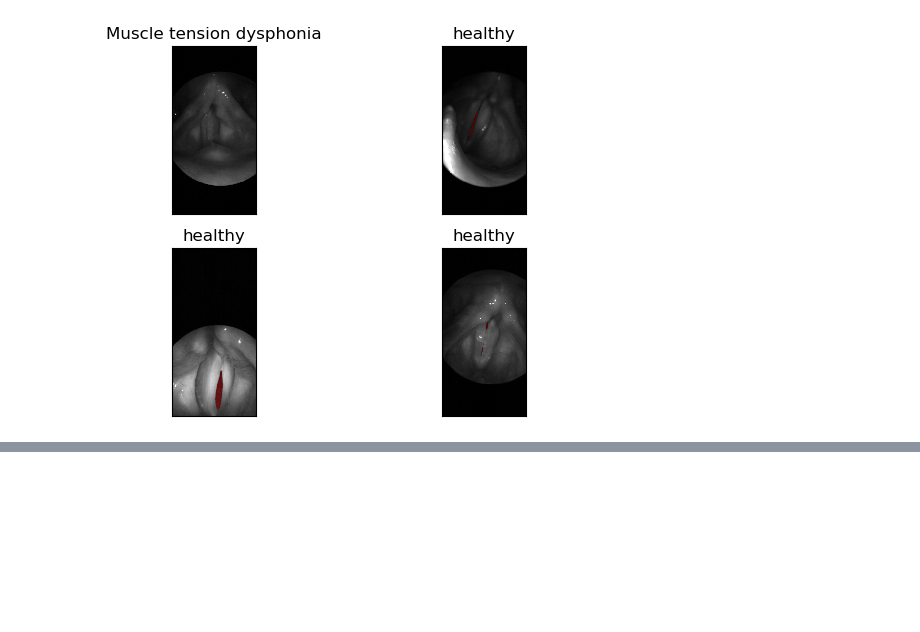
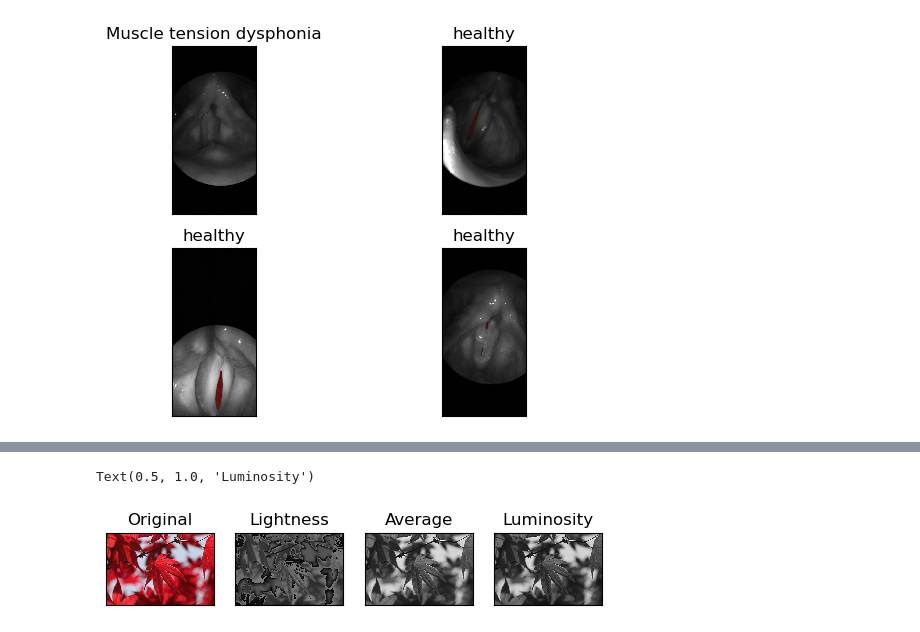
Before and after one commit to KavileBhagavathi/DSSS_Scripts, a Jupyter notebook: Mini_BAGLS_dataset/DSSS Assignment 3.ipynb, the cells around one changed output, grey strips where cells are left out. Cells and saved outputs as stored; diff of their text form; code cells hidden in the pictures; blank space fills up the shorter version.

```diff
--- a/Mini_BAGLS_dataset/DSSS Assignment 3.ipynb
+++ b/Mini_BAGLS_dataset/DSSS Assignment 3.ipynb
@@ -118,0 +142,14 @@ numpy.ndarray
+# %%
+fig, ax = plt.subplots(nrows=1, ncols=4) #Currently works only for 4 files chosen
+plt.setp(plt.gcf().get_axes(), xticks=[], yticks=[]);
+ax[0].imshow(leaves, cmap='gray', interpolation='None')
+ax[0].set_title("Original")
+ax[1].imshow(Z_lightness, cmap='gray', interpolation='None')
+ax[1].set_title("Lightness")
+ax[2].imshow(grayscale_average_img, cmap='gray', interpolation='None')
+ax[2].set_title("Average")
+ax[3].imshow(Z,  cmap='gray', interpolation='None')
+ax[3].set_title("Luminosity")
+# %% [output]
+Text(0.5, 1.0, 'Luminosity')
+[figure, added]
```
Also changed, not shown: parts of 7 cells of this notebook.
